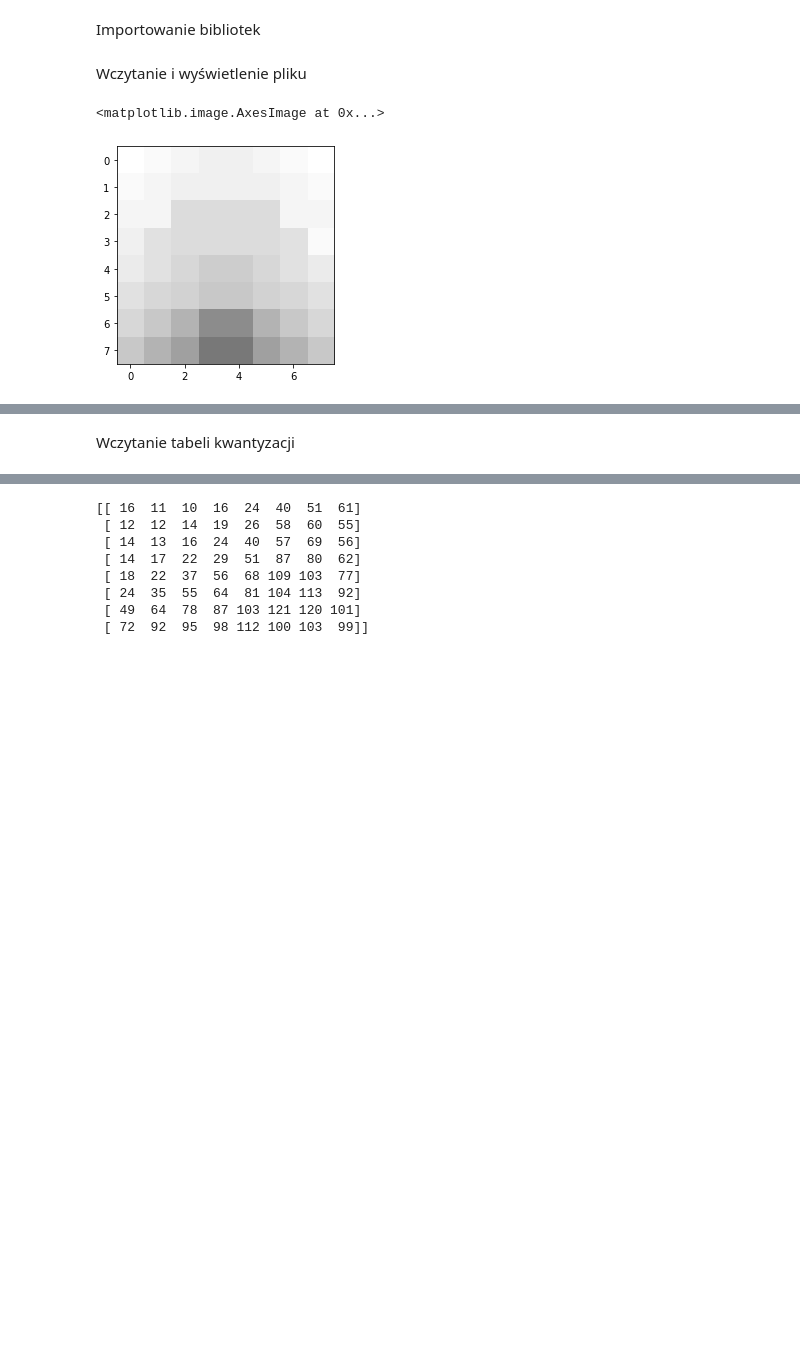
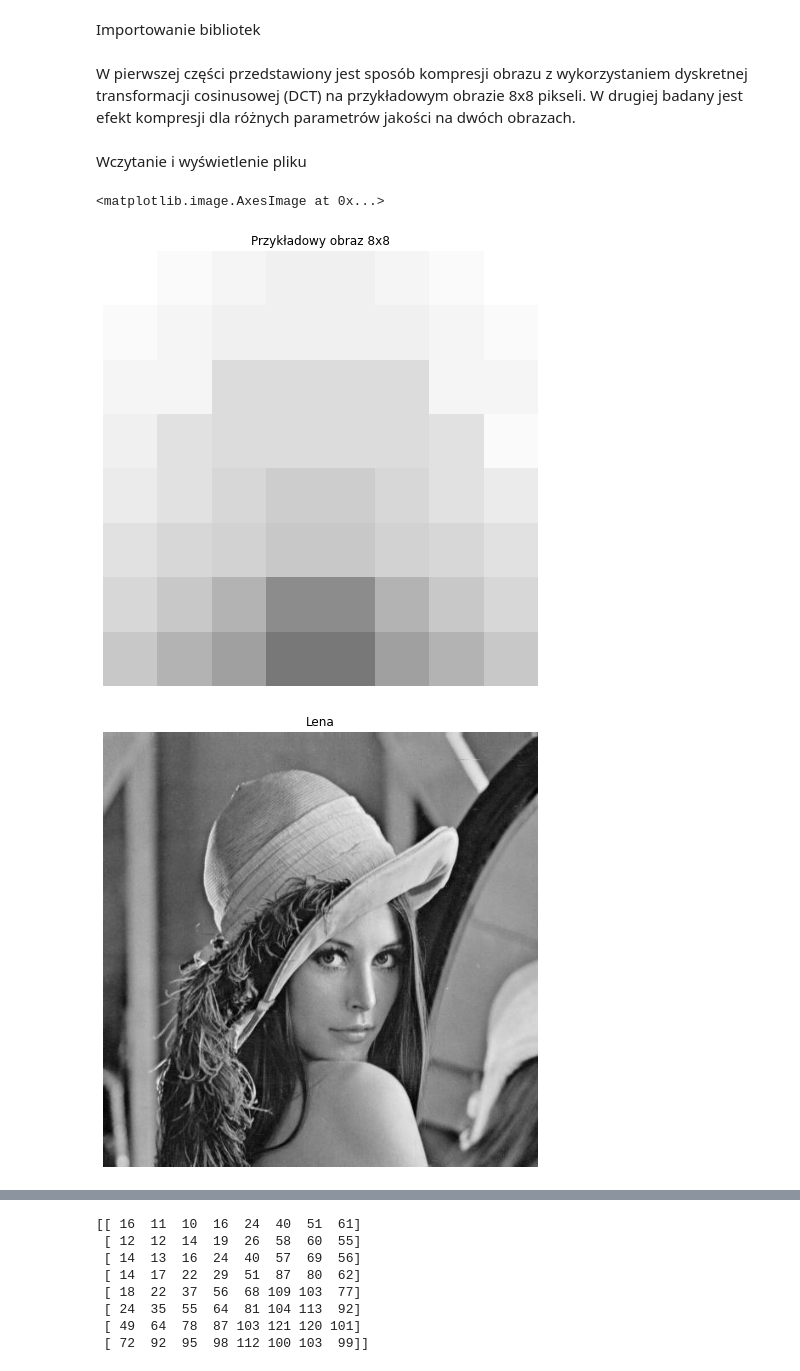
Before and after one commit to Wiktor-99/MIIS, a Jupyter notebook: DCT/DCT.ipynb, the cells around one changed output, grey strips where cells are left out. Drawn from its saved outputs; the diff is of its cells as text; code cells hidden in the pictures; blank space fills up the shorter version.

```diff
--- a/DCT/DCT.ipynb
+++ b/DCT/DCT.ipynb
@@ -7,26 +9,47 @@ from pylab import *
+# %% [markdown]
+W pierwszej części przedstawiony jest sposób kompresji obrazu z wykorzystaniem dyskretnej transformacji cosinusowej (DCT) na przykładowym obrazie 8x8 pikseli. W drugiej badany jest efekt kompresji dla różnych parametrów jakości na dwóch obrazach.
 # %% [markdown]
 Wczytanie i wyświetlenie pliku
 # %%
 def read_file(name):
     file = open(name, 'r')
     size = file.readline().split(' ')
     size_x = np.uint8(size[0])
     size_y = np.uint8(size[1])
 
     img = np.zeros((size_x, size_y))
     for x in range(size_x):
         line = file.readline().split(' ')
         for y in range(size_y):
             img[x][y] = int(line[y])
 
     file.close()
     return img
 
-# print(img)
+lena = pil.Image.open('lena.jpg')
+squirrel = pil.Image.open('squirrel.png')
 img = read_file("input_img_1.txt")
+
+rcParams['figure.figsize'] = [8, 8]
+
 figure(1)
+axis('off')
+title('Przykładowy obraz 8x8')
 img = np.array(img, dtype=np.uint8)
 imshow(img, cmap='gray', vmin='0', vmax='255')
+
+figure(2)
+axis('off')
+lena = np.array(lena, dtype=np.uint8)
+title('Lena')
+imshow(lena, cmap='gray', vmin='0', vmax='255')
+
+figure(3)
+axis('off')
+squirrel = np.array(squirrel, dtype=np.uint8)
+title('Squirrel')
+imshow(squirrel, cmap='gray', vmin='0', vmax='255')
 # %% [output]
 <matplotlib.image.AxesImage at 0x...>
-[figure, old version]
+[figure, new version]
+[figure, added]
@@ -33,2 +56,0 @@ imshow(img, cmap='gray', vmin='0', vmax='255')
-# %% [markdown]
-Wczytanie tabeli kwantyzacji
```
Also changed, not shown: parts of 21 cells of this notebook.
